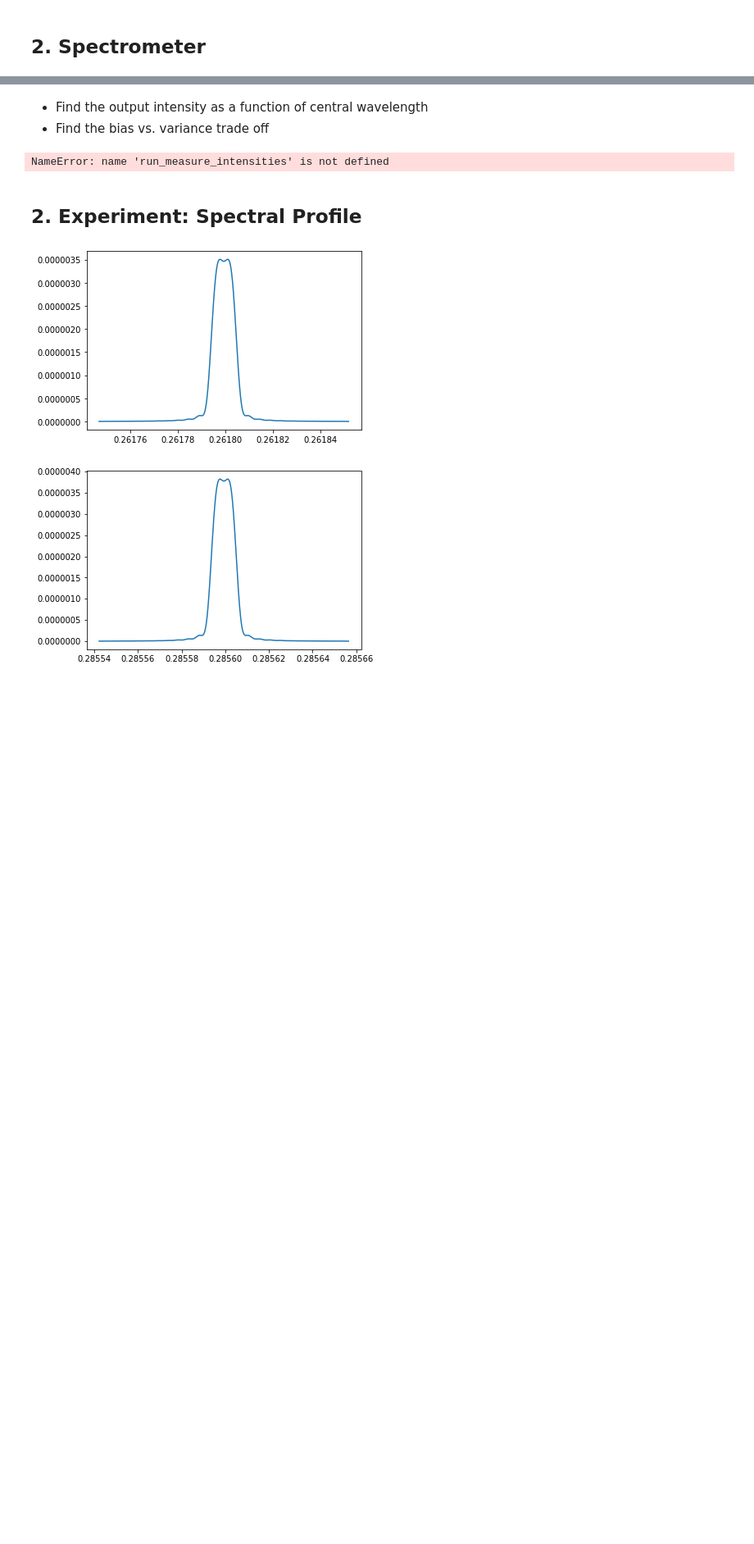
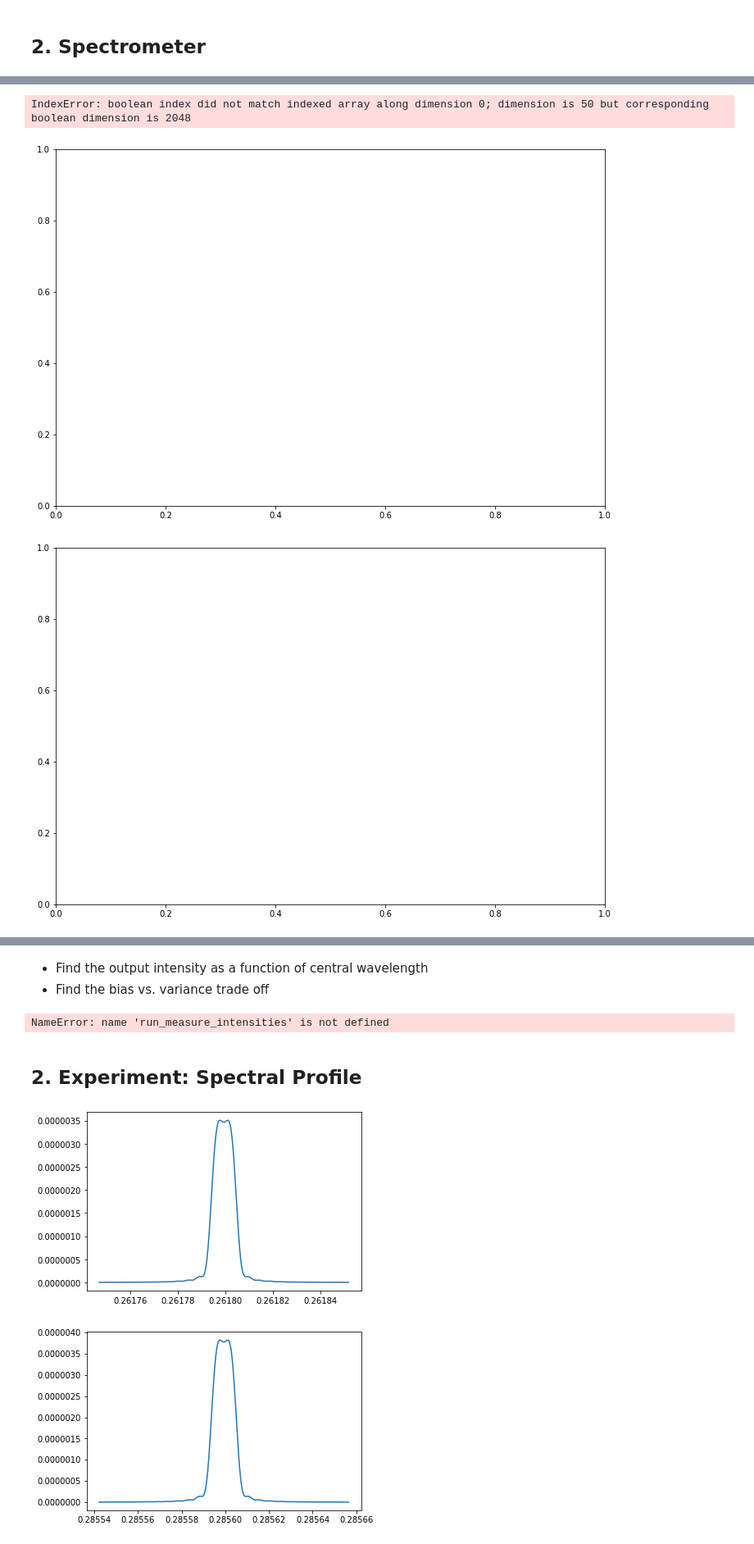
Before and after one commit to JerryLiuMY/OPMD, a Jupyter notebook: src/Test.ipynb, the cells around one changed output, grey strips where cells are left out. Shown at 82% size. Cells and saved outputs as stored; diff of their text form; code cells hidden in the pictures; blank space fills up the shorter version.

```diff
--- a/src/Test.ipynb
+++ b/src/Test.ipynb
@@ -74,0 +96,14 @@ Setting the wavelength of the slow source to: 500.00
+# %%
+def local_varation(base_filter_spec, win_len):
+    local_variations = []
+    for i in range(len(base_filter_spec)):
+        if i - win_len >= 0 and i + win_len <= 2047:
+            local_max = maxDiff(base_filter_spec[i - win_len: i + win_len + 1])
+        elif i - win_len <= 0 and i + win_len <= 2047:
+            local_max = maxDiff(base_filter_spec[0: i + win_len + 1])
+        elif i - win_len >= 0 and i + win_len >= 2047:
+            local_max = maxDiff(base_filter_spec[i - win_len: 2047])
+        else:
+            local_max = maxDiff(base_filter_spec[0: 2047])
+        local_variations.append(local_max)
+    return local_variations
@@ -75 +153,14 @@ Setting the wavelength of the slow source to: 500.00
+# %%
+fig1, ax1 = plt.subplots()
+fig2, ax2 = plt.subplots()
+for i in range(np.shape(spec)[0]):
+    base_filter_spec, out_filter_wls, out_filter_spec, specwl_, spec_ = read_smooth_spectrum(wls, specs[i], darkframe=None)
+    ax1.plot(wl, base_filter_spec)
+    ax2.plot(out_filter_wls, out_filter_spec)
+    ax1.set_xlim(500, 560)
+    ax2.set_xlim(500, 560)
+# %% [output]
+IndexError: boolean index did not match indexed array along dimension 0; dimension is 50 but corresponding boolean dimension is 2048
+[figure, added]
+[figure, added]
 # %%
```
Also changed, not shown: parts of 21 cells of this notebook, 11 other files.
